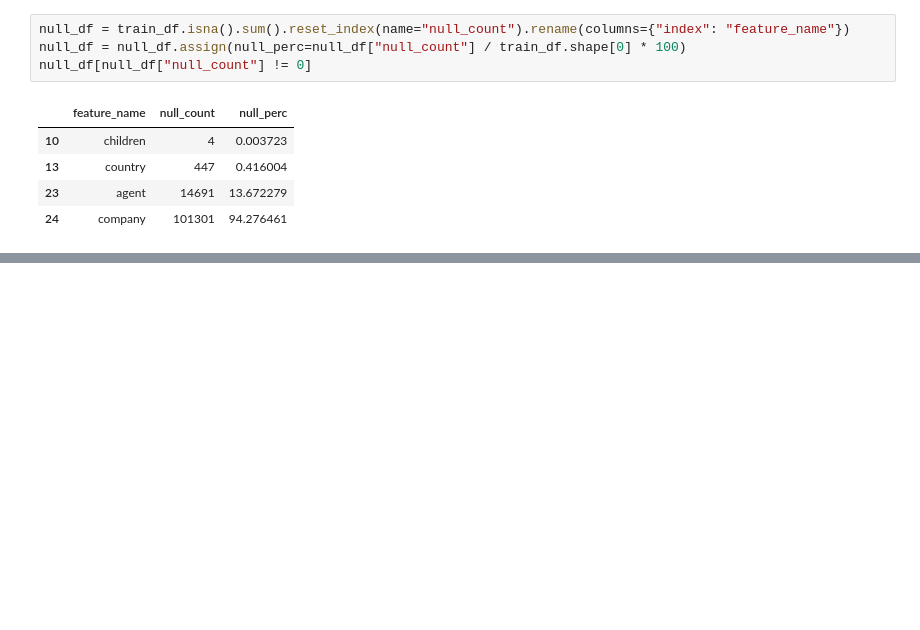
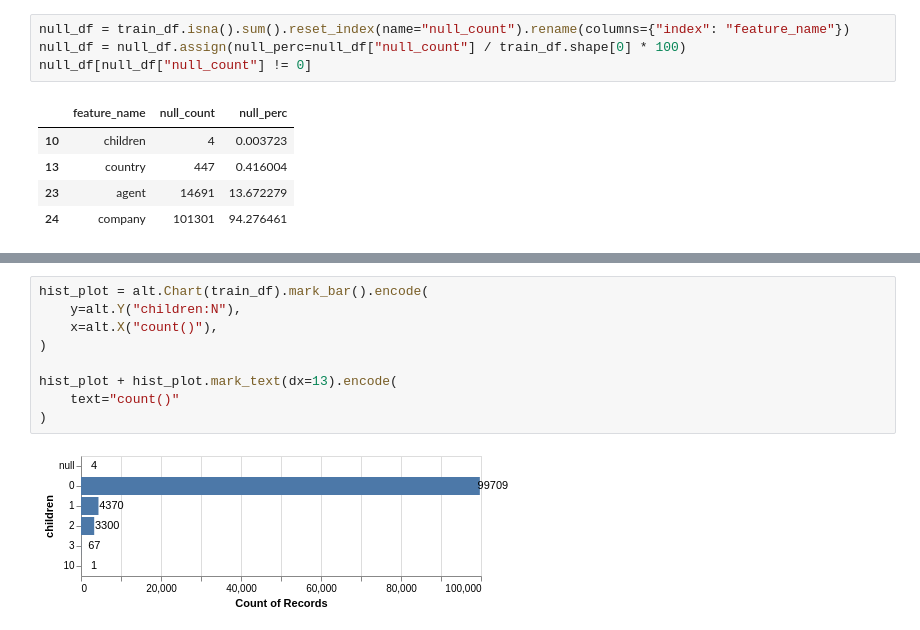
Before and after one commit to debanandasarkar/hotel_cancellation_prediction, a Jupyter notebook: Preliminary_analysis.ipynb, the cells around one changed output, grey strips where cells are left out. Drawn from its saved outputs; the diff is of its cells as text; blank space fills up the shorter version.

```diff
--- a/Preliminary_analysis.ipynb
+++ b/Preliminary_analysis.ipynb
@@ -272,0 +283,11 @@ null_df[null_df["null_count"] != 0]
+# %%
+hist_plot = alt.Chart(train_df).mark_bar().encode(
+    y=alt.Y("children:N"),
+    x=alt.X("count()"),
+)
+
+hist_plot + hist_plot.mark_text(dx=13).encode(
+    text="count()"
+)
+# %% [output]
+[figure, added]
```
Also changed, not shown: parts of 37 cells of this notebook.
